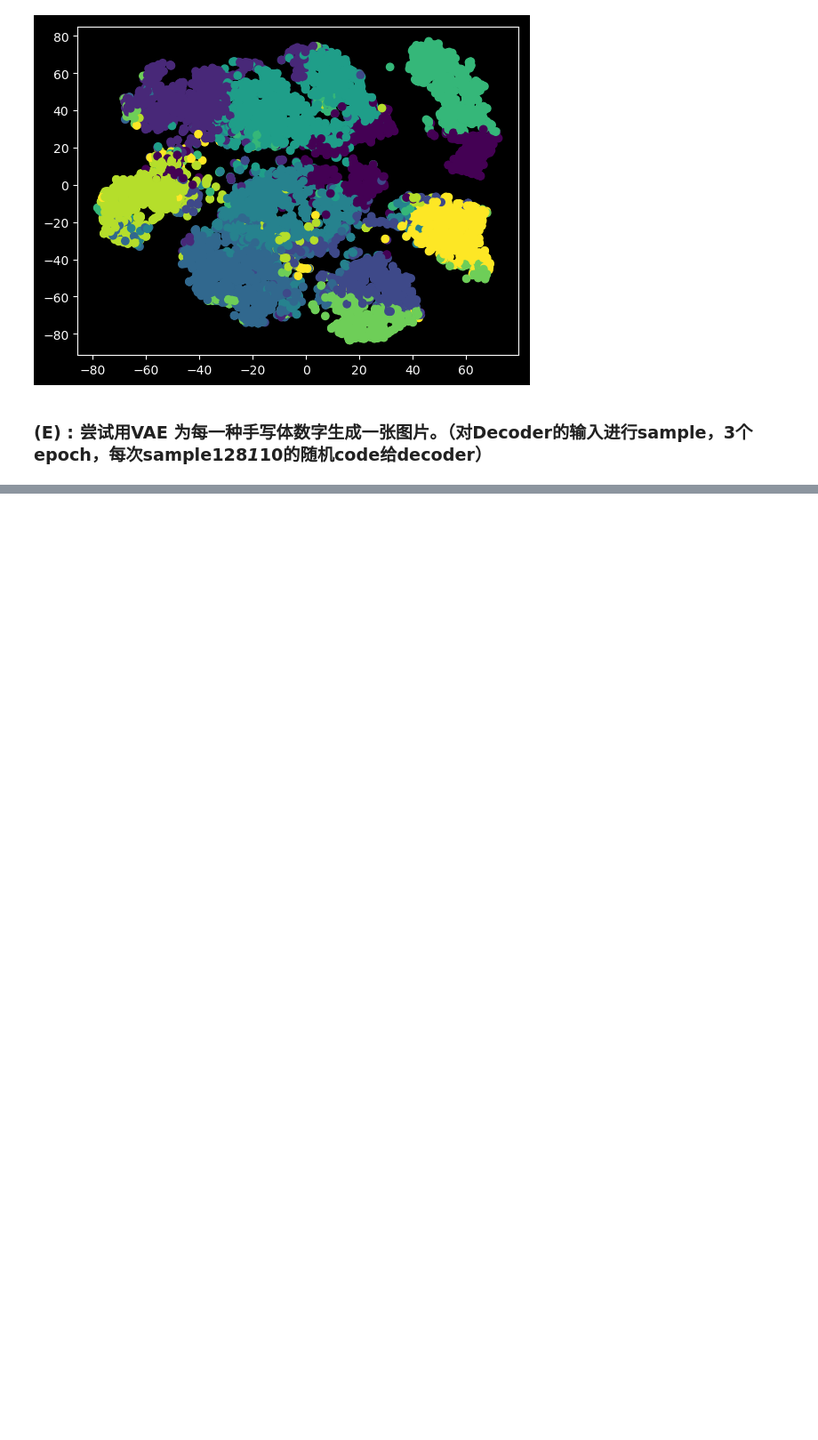
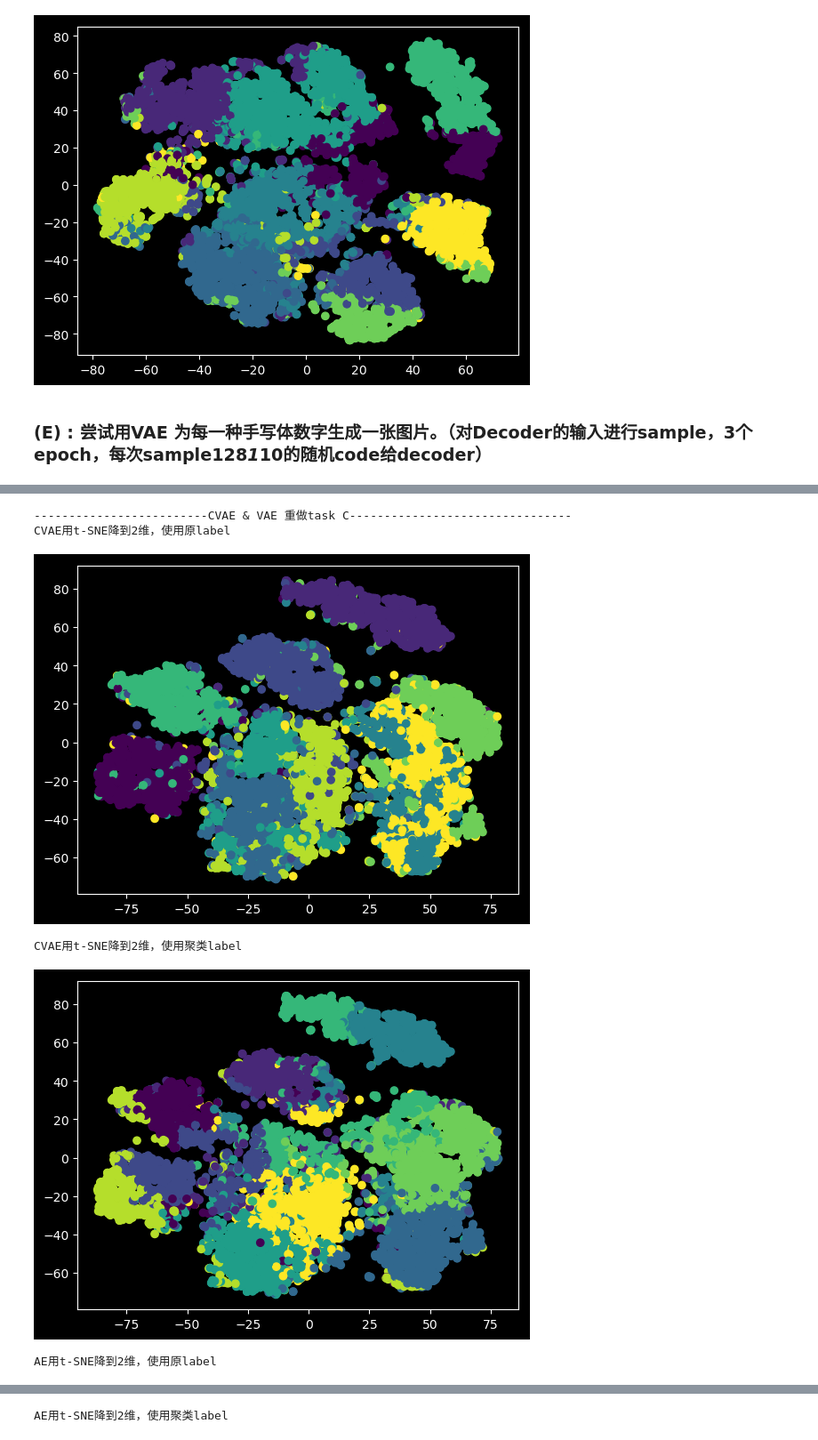
Before and after one commit to JerrySiRi/NJUAI_Learning_partial, a Jupyter notebook: DL/homework2/AE_VAE_CVAE.ipynb, the cells around one changed output, grey strips where cells are left out. Shown at 89% size. Drawn from its saved outputs; the diff is of its cells as text; code cells hidden in the pictures; blank space fills up the shorter version.

```diff
--- a/DL/homework2/AE_VAE_CVAE.ipynb
+++ b/DL/homework2/AE_VAE_CVAE.ipynb
@@ -887,0 +992,42 @@ VAE --- batch_ 2
+# %%
+#【C任务】
+print("-------------------------CVAE & VAE 重做task C--------------------------------")
+# PCA原label和聚类后label对比
+n_clusters = 10 # 0-9个label
+# PCA聚类效果
+X_CVAE = data_code_CVAE
+cluster_CVAE = KMeans(n_clusters=n_clusters, random_state=0).fit(X_CVAE)
+# 重要属性labels_，查看聚好的类别，每个样本所对应的簇
+# 使用全部数据来聚类】
+y_pred = cluster_CVAE.labels_
+print("CVAE用t-SNE降到2维，使用原label")
+plt.scatter(X_tsne_CVAE[:, 0], X_tsne_CVAE[:, 1], c = data_label_CVAE)
+#print(data_label_PCA)
+plt.show()
+
+print("CVAE用t-SNE降到2维，使用聚类label")
+plt.scatter(X_tsne_CVAE[:, 0], X_tsne_CVAE[:, 1], c = y_pred)
+#print(y_pred)
+plt.show()
+
+X_VAE = data_code_VAE
+cluster_VAE = KMeans(n_clusters=n_clusters, random_state=0).fit(X_VAE)
+# 重要属性labels_，查看聚好的类别，每个样本所对应的簇
+# 使用全部数据来聚类】
+y_pred = cluster_VAE.labels_
+print("AE用t-SNE降到2维，使用原label")
+plt.scatter(X_tsne_VAE[:, 0], X_tsne_VAE[:, 1], c = data_label_VAE)
+#print(data_label_PCA)
+plt.show()
+
+print("AE用t-SNE降到2维，使用聚类label")
+plt.scatter(X_tsne_VAE[:, 0], X_tsne_VAE[:, 1], c = y_pred)
+#print(y_pred)
+plt.show()
+# %% [output]
+-------------------------CVAE & VAE 重做task C--------------------------------
+CVAE用t-SNE降到2维，使用原label
+[figure, added]
+CVAE用t-SNE降到2维，使用聚类label
+[figure, added]
+AE用t-SNE降到2维，使用原label
@@ -887,0 +1035 @@ VAE --- batch_ 2
+AE用t-SNE降到2维，使用聚类label
```
Also changed, not shown: parts of 11 cells of this notebook, 6 other files.
